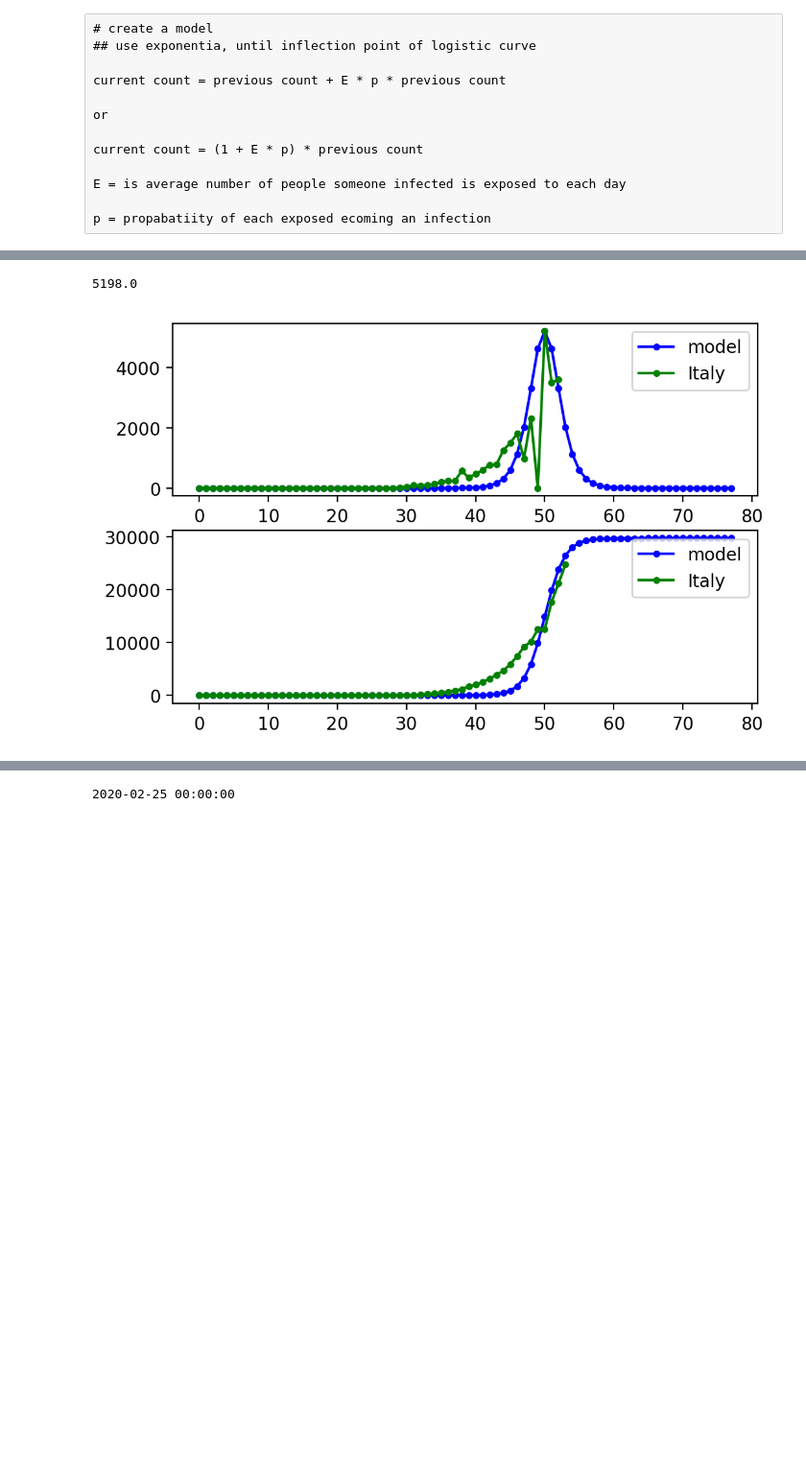
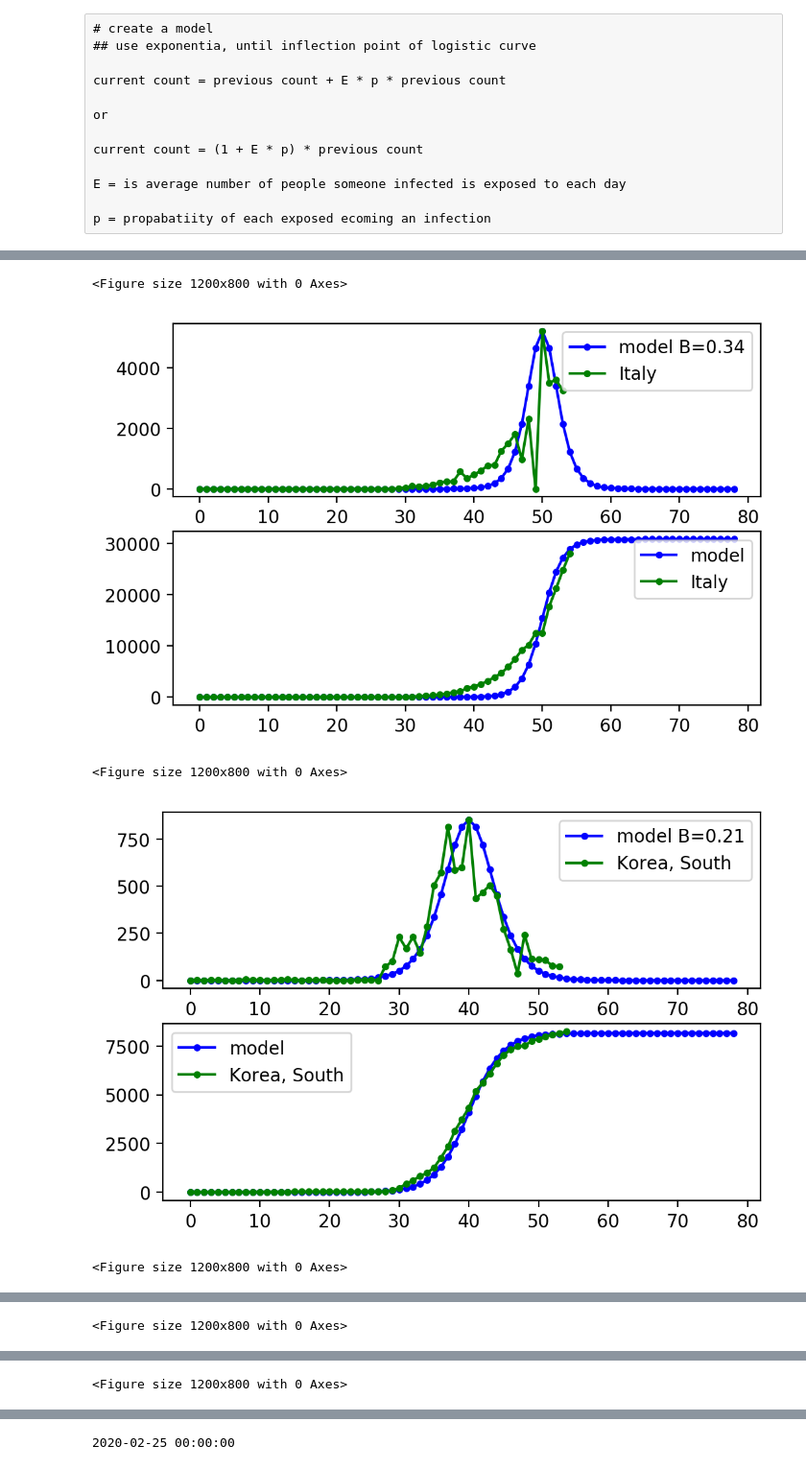
Before and after one commit to raysalem/sars-cov-19, a Jupyter notebook: cov-19.ipynb, the cells around one changed output, grey strips where cells are left out. Shown at 96% size. Saved outputs shown, nothing was run; the diff lists cells and outputs as text; code cells hidden in the pictures; blank space fills up the shorter version.

Commit message:
fixed projector and enhance b param estimate

```diff
--- a/cov-19.ipynb
+++ b/cov-19.ipynb
@@ -182,7 +168,8 @@ link =URL+file
 
 #read csv can read urls directly
 df = pd.read_csv(link,parse_dates=True)
-# set row indices, only have dates for columns ids
+# set row indices, only have dates for columns ids, set Na for np.NaN (very annoying)
+df["Province/State"]=df["Province/State"].fillna("NA")
 df =df.set_index(["Country/Region","Lat","Long","Province/State"])
 
 
@@ -202,10 +189,10 @@ noChin = data.index.levels[0][data.index.levels[0]!="China"]
 euro      = ["Germany","DenMark","France","Italy","Sweden","Switzerland",
              "Spain","Portugal","Belgium","Iceland","Ireland","Netherlands"]
 print(noChin)
-data.loc["NoChina",np.NaN,np.NaN,np.NaN]=data.loc[(noChin)].sum()
-data.loc[("Europe",np.NaN,np.NaN,np.NaN)]=data.loc[euro].sum()
+data.loc["NoChina",np.NaN,np.NaN,"NA"]=data.loc[(noChin)].sum()
+data.loc[("Europe",np.NaN,np.NaN,"NA")]=data.loc[euro].sum()
 # note this is an over-estimate
-data.loc[("USAll",np.NaN,np.NaN,np.NaN)]=data.loc["US"].sum()
+data.loc[("USAll",np.NaN,np.NaN,"NA")]=data.loc["US"].sum()
 
-data.loc[("ChinaAll",np.NaN,np.NaN,np.NaN)]=data.loc["China"].sum()
+data.loc[("ChinaAll",np.NaN,np.NaN,"NA")]=data.loc["China"].sum()
 # %% [output]
@@ -399,47 +382,62 @@ https://www.ncbi.nlm.nih.gov/pmc/articles/PMC1078491/pdf/pnas01644-0025.pdf
 
 https://www.ncbi.nlm.nih.gov/pmc/articles/PMC1078553/pdf/pnas01648-0050.pdf
 # %%
-
-#filtV= "South Korea"
-filtV= "Italy"
+# place a model on all countries with high counts
 
 #filtV = "US"
 #filtV = "Italy"
 #filtV = "China"
-for ctr in countries.keys():
+#for ctr in countries.keys():
     #only get filtered country or group, from countries dict
-    if not filtV == ctr: continue
+    #if any([v == ctr for v in filtV ]): continue
 
+#g = data[data.loc[(slice(None),slice(None),slice(None),"NA"),dt]>1000]
+#print(g)
+#print(ctr)
+ctrs= ["Italy","Korea, South","ChinaAll","USAll","Japan","Europe"]
+for ctr in ctrs:
+    plt.figure()
     # get daily change, drop first value, '0'
-    v = data.loc[countries[ctr]].sum().diff().values[1:]
-    y = data.loc[countries[ctr]].sum().values
+    v = data.loc[ctr].sum().diff().values[1:]
+    y = data.loc[ctr].sum().values
 
+    #A/C are derived,
     A=max(v)
-    print(A)
+    C=np.argmax(v)
     # this is width variable, smaller means slower groth (this is a guss)
     # first run wiht a good set then adjust to target (for example run with south kora)
-    B=0.35
+    def model(t,A,C,B):
+        return A/B * ( np.tanh( B * (t-C)) + 1 )
+    f = lambda t,B: model(t, A, C,B)
+    t = np.arange(0,sp.size(y))
+    params, params_covariance = optimize.curve_fit(f, t, y,
+                                               p0=[.2])
 
-    C=np.argmax(v)
+    B=params[0]
+
+
 
     # must be in days
     N=sp.size(v)
     t = np.arange(0,N+25)
     yh = A/B * ( np.tanh( B * (t-C)) + 1 )
 
     vh = A/(np.cosh( B * (t-C))**2)
     fig, ax = plt.subplots(2,1,)
-    ax[0].plot(vh,label="model")
+    ax[0].plot(vh,label="model B=%.2f" % B)
     ax[0].plot(v,label=ctr)
     ax[0].legend()
 
     ax[1].grid()
     ax[1].plot(yh,label="model")
 
     ax[1].plot(y,label=ctr)
 
     ax[1].grid()
     ax[1].legend()
 # %% [output]
-5198.0
+<Figure size 1200x800 with 0 Axes>
-[figure, old version]
+[figure, new version]
+<Figure size 1200x800 with 0 Axes>
+[figure, added]
+<Figure size 1200x800 with 0 Axes>
@@ -445,0 +445 @@ for ctr in countries.keys():
+<Figure size 1200x800 with 0 Axes>
@@ -445,0 +447 @@ for ctr in countries.keys():
+<Figure size 1200x800 with 0 Axes>
```
Also changed, not shown: parts of 10 cells of this notebook.
